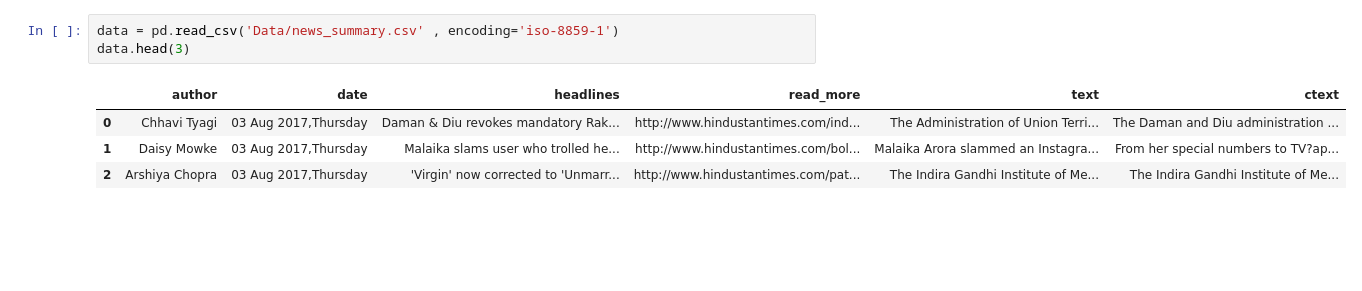
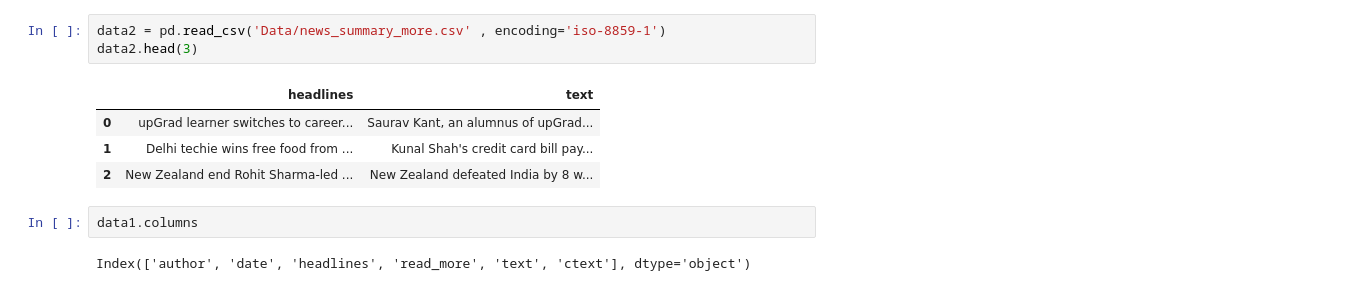
Before and after one commit to PranshuKala/Text-Summarization, a Jupyter notebook: summarizer.ipynb, the cells around one changed output. Saved outputs shown, nothing was run; the diff lists cells and outputs as text; blank space fills up the shorter version.

```diff
--- a/summarizer.ipynb
+++ b/summarizer.ipynb
@@ -4,8 +14,12 @@ import numpy as np
 # %%
-data = pd.read_csv('Data/news_summary.csv' , encoding='iso-8859-1')
-data.head(3)
+data2 = pd.read_csv('Data/news_summary_more.csv' , encoding='iso-8859-1')
+data2.head(3)
 # %% [output]
-|  | author | date | headlines | read_more | text | ctext |
-| 0 | Chhavi Tyagi | 03 Aug 2017,Thursday | Daman & Diu revokes mandatory Rak... | http://www.hindustantimes.com/ind... | The Administration of Union Terri... | The Daman and Diu administration ... |
-| 1 | Daisy Mowke | 03 Aug 2017,Thursday | Malaika slams user who trolled he... | http://www.hindustantimes.com/bol... | Malaika Arora slammed an Instagra... | From her special numbers to TV?ap... |
-| 2 | Arshiya Chopra | 03 Aug 2017,Thursday | 'Virgin' now corrected to 'Unmarr... | http://www.hindustantimes.com/pat... | The Indira Gandhi Institute of Me... | The Indira Gandhi Institute of Me... |
+|  | headlines | text |
+| 0 | upGrad learner switches to career... | Saurav Kant, an alumnus of upGrad... |
+| 1 | Delhi techie wins free food from ... | Kunal Shah's credit card bill pay... |
+| 2 | New Zealand end Rohit Sharma-led ... | New Zealand defeated India by 8 w... |
+# %%
+data1.columns
+# %% [output]
+Index(['author', 'date', 'headlines', 'read_more', 'text', 'ctext'], dtype='object')
```
Also changed, not shown: parts of 14 cells of this notebook, 2 other files.
